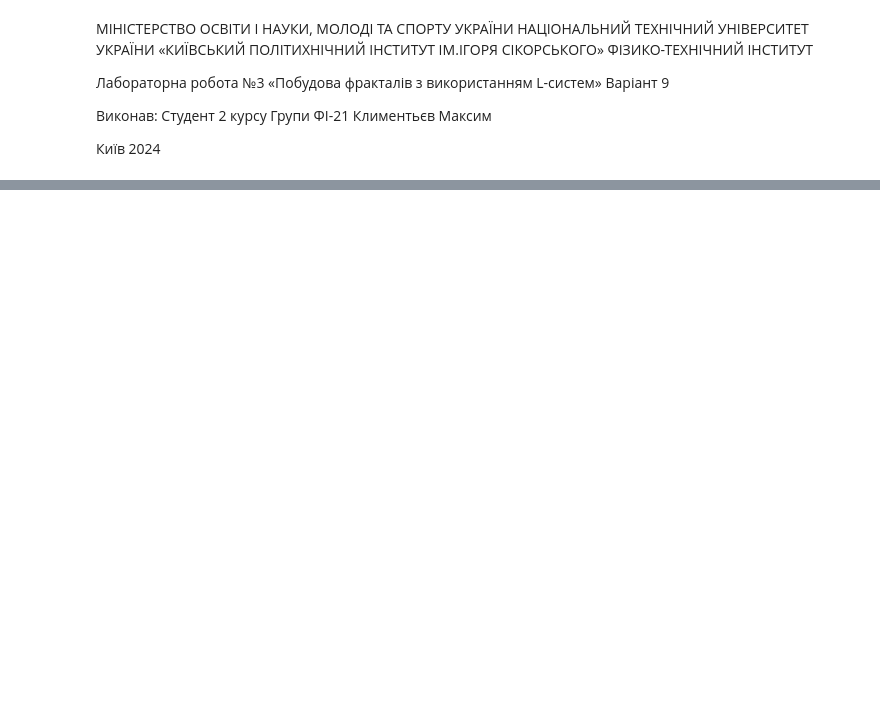
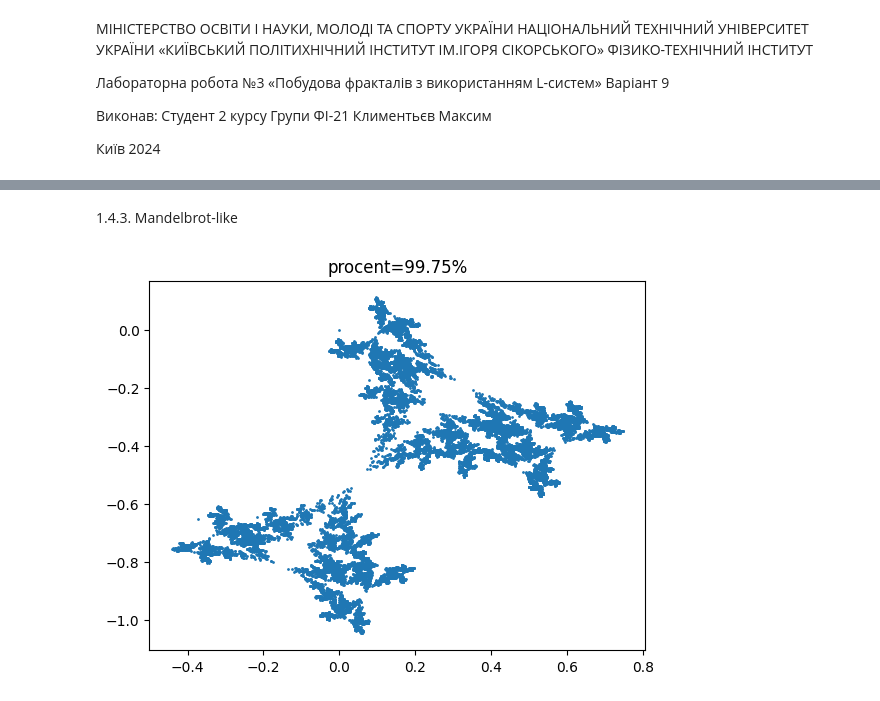
Before and after one commit to KlymentievMaksym/CompGraph, a Jupyter notebook: Lab4.ipynb, the cells around one changed output, grey strips where cells are left out. Cells and saved outputs as stored; diff of their text form; code cells hidden in the pictures; blank space fills up the shorter version.

```diff
--- a/Lab4.ipynb
+++ b/Lab4.ipynb
@@ -88,0 +143,13 @@ Fractal([
+# %% [markdown]
+1.4.3. Mandelbrot-like
+# %%
+mandelbrot = Fractal([
+    redo_row("0,2020 0,1380"),
+    redo_row("-0,8050 0,6650"),
+    redo_row("-0,6890 -0,5020"),
+    redo_row("-0,3420 -0,2220"),
+    redo_row("-0,3730 0,6600"),
+    redo_row("-0,6530 -0,2770")
+], 4, 10**4*4, multiplayer=100, name='mandelbrot')
+# %% [output]
+[figure, added]
```
Also changed, not shown: parts of 47 cells of this notebook, 3 other files.
